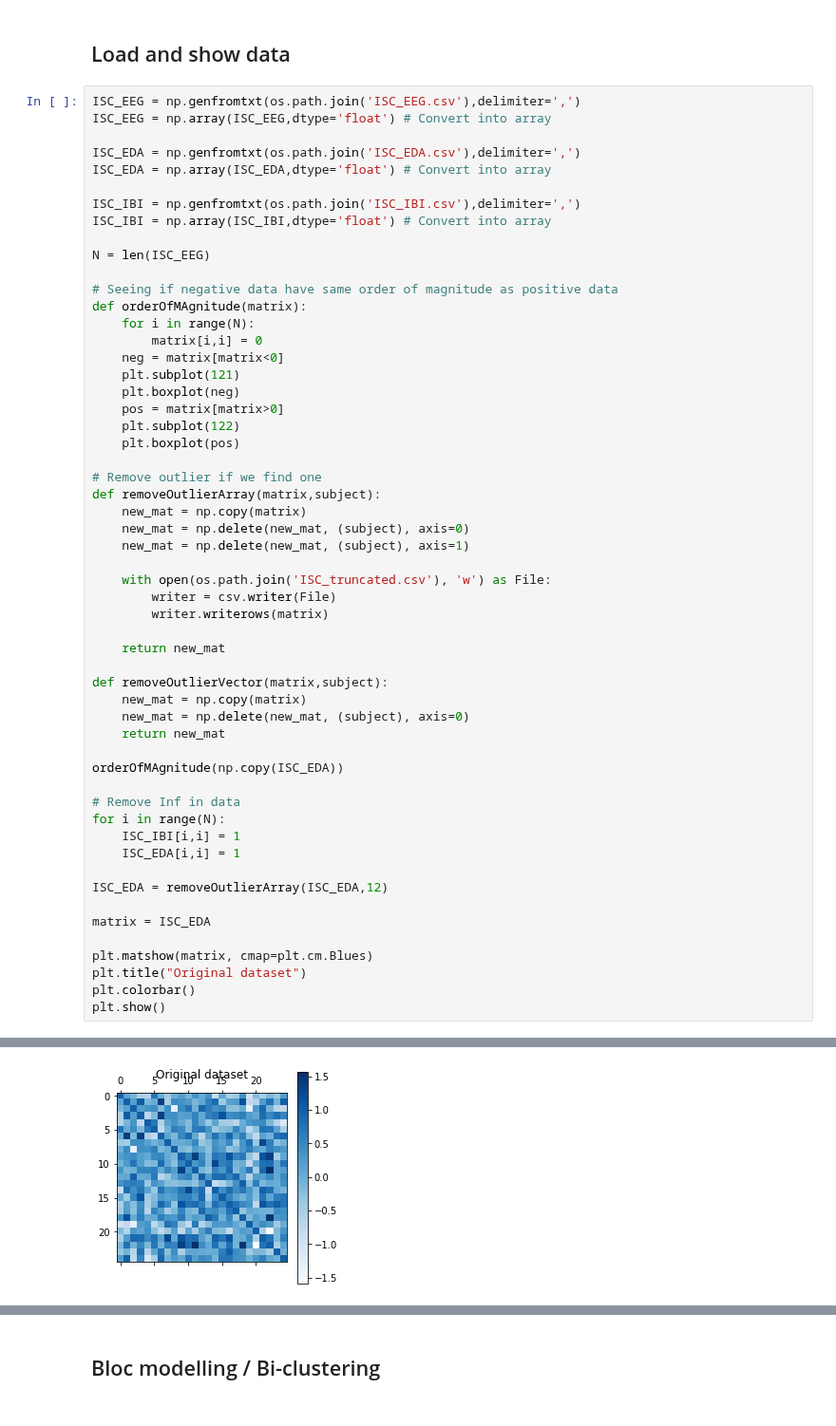
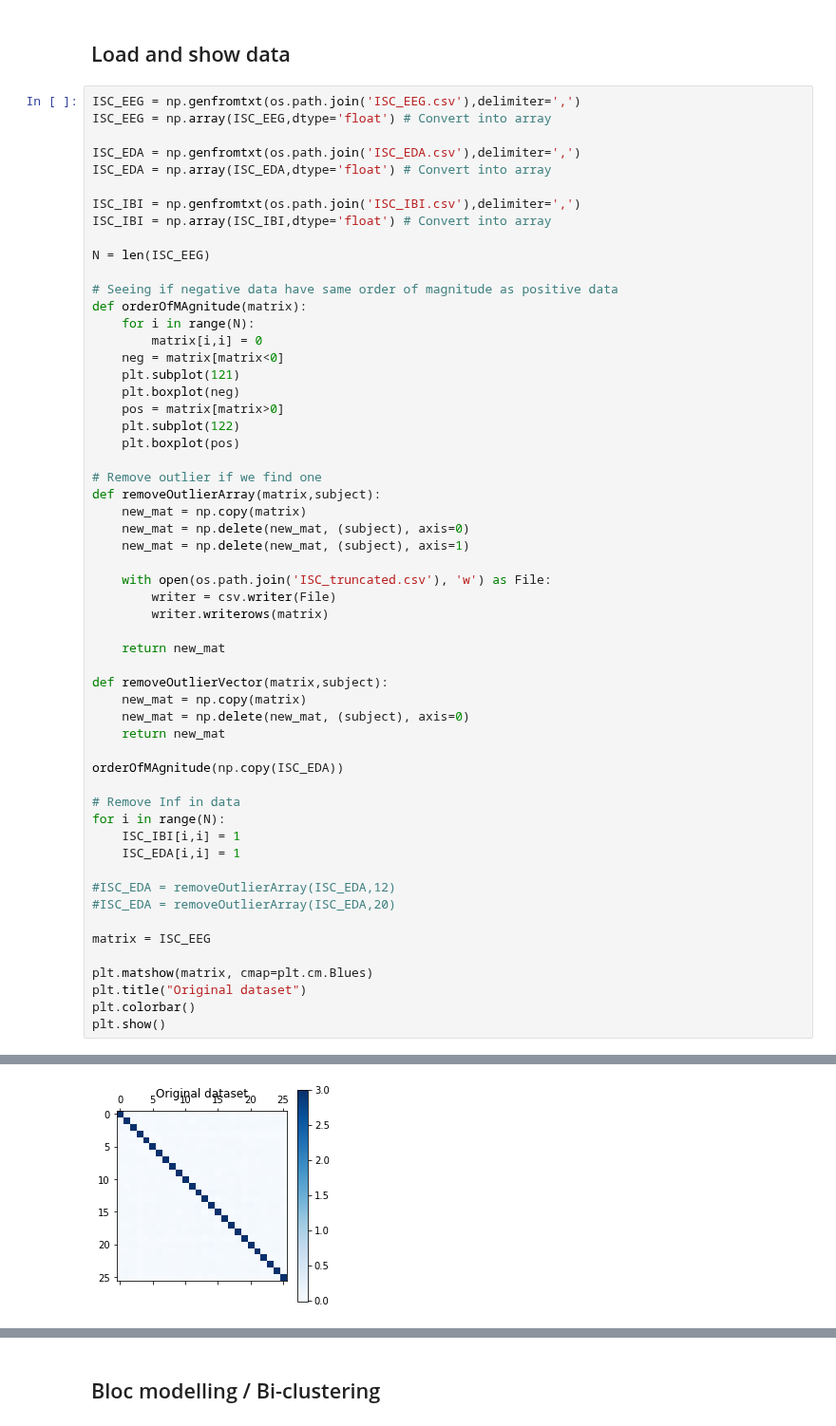
Before and after one commit to alexandremerasli/TFE, a Jupyter notebook: cluster_data.ipynb, the cells around one changed output, grey strips where cells are left out. Shown at 95% size. Cells and saved outputs as stored; diff of their text form.

```diff
--- a/cluster_data.ipynb
+++ b/cluster_data.ipynb
@@ -36,36 +36,37 @@ def removeOutlierArray(matrix,subject):
     new_mat = np.copy(matrix)
     new_mat = np.delete(new_mat, (subject), axis=0)
     new_mat = np.delete(new_mat, (subject), axis=1)
 
     with open(os.path.join('ISC_truncated.csv'), 'w') as File:
         writer = csv.writer(File)
         writer.writerows(matrix)
 
     return new_mat
 
 def removeOutlierVector(matrix,subject):
     new_mat = np.copy(matrix)
     new_mat = np.delete(new_mat, (subject), axis=0)
     return new_mat
 
 orderOfMAgnitude(np.copy(ISC_EDA))
 
 # Remove Inf in data
 for i in range(N):
     ISC_IBI[i,i] = 1
     ISC_EDA[i,i] = 1
 
-ISC_EDA = removeOutlierArray(ISC_EDA,12)
+#ISC_EDA = removeOutlierArray(ISC_EDA,12)
+#ISC_EDA = removeOutlierArray(ISC_EDA,20)
 
-matrix = ISC_EDA
+matrix = ISC_EEG
 
 plt.matshow(matrix, cmap=plt.cm.Blues)
 plt.title("Original dataset")
 plt.colorbar()
 plt.show()
 # %% [output]
 [figure]
-[figure, old version]
+[figure, new version]
 # %%
 condition = np.genfromtxt(os.path.join('condition.csv'),delimiter=',')
 condition = np.array(condition,dtype='int') # Convert into array
```
Also changed, not shown: parts of 21 cells of this notebook.
